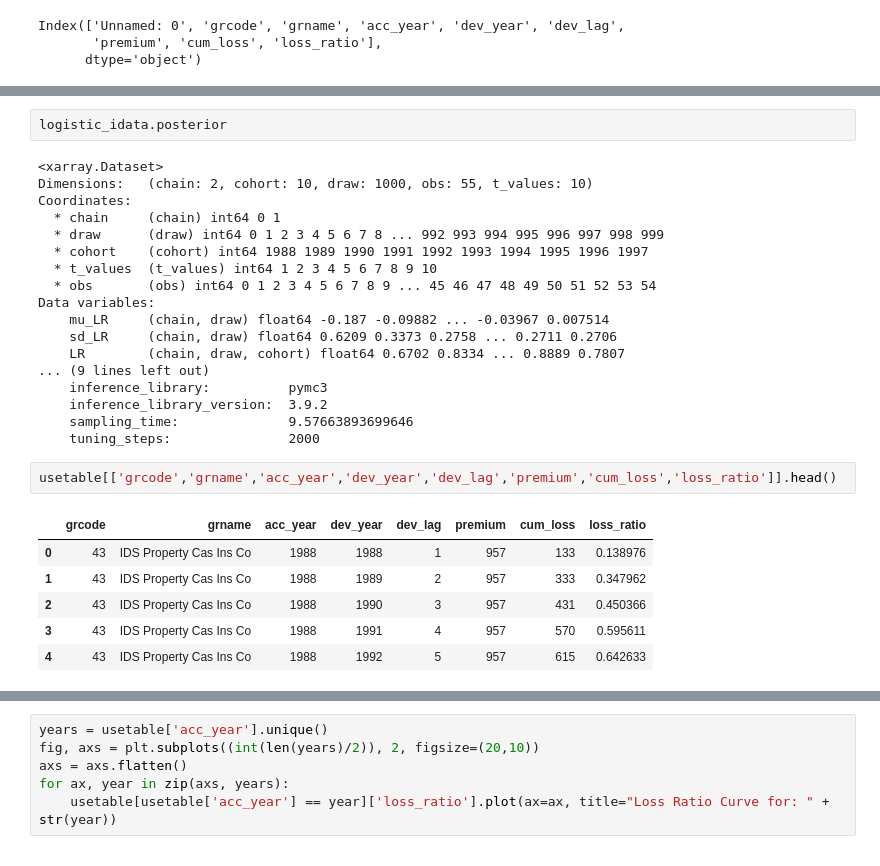
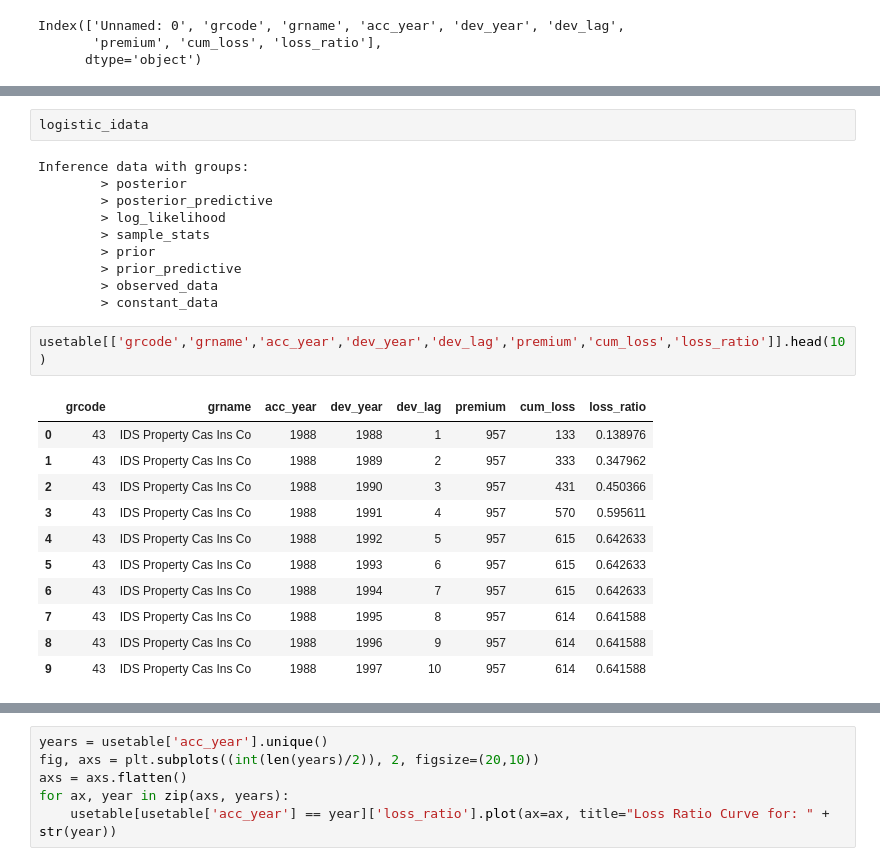
Before and after one commit to NathanielF/old_github_io_site, a Jupyter notebook: notebooks/Hierarchical_Claims.ipynb, the cells around one changed output, grey strips where cells are left out. Cells and saved outputs as stored; diff of their text form.

```diff
--- a/notebooks/Hierarchical_Claims.ipynb
+++ b/notebooks/Hierarchical_Claims.ipynb
@@ -84,31 +115,28 @@ g
 # %% [output]
 [drawing not drawn]
 # %%
-logistic_idata.posterior
+logistic_idata
 # %% [output]
-<xarray.Dataset>
-Dimensions:   (chain: 2, cohort: 10, draw: 1000, obs: 55, t_values: 10)
-Coordinates:
-  * chain     (chain) int64 0 1
-  * draw      (draw) int64 0 1 2 3 4 5 6 7 8 ... 992 993 994 995 996 997 998 999
-  * cohort    (cohort) int64 1988 1989 1990 1991 1992 1993 1994 1995 1996 1997
-  * t_values  (t_values) int64 1 2 3 4 5 6 7 8 9 10
-  * obs       (obs) int64 0 1 2 3 4 5 6 7 8 9 ... 45 46 47 48 49 50 51 52 53 54
-Data variables:
-    mu_LR     (chain, draw) float64 -0.187 -0.09882 ... -0.03967 0.007514
-    sd_LR     (chain, draw) float64 0.6209 0.3373 0.2758 ... 0.2711 0.2706
-    LR        (chain, draw, cohort) float64 0.6702 0.8334 ... 0.8889 0.7807
-... (9 lines left out)
-    inference_library:          pymc3
-    inference_library_version:  3.9.2
-    sampling_time:              9.57663893699646
-    tuning_steps:               2000
+Inference data with groups:
+        > posterior
+        > posterior_predictive
+        > log_likelihood
+        > sample_stats
+        > prior
+        > prior_predictive
+        > observed_data
+        > constant_data
 # %%
-usetable[['grcode','grname','acc_year','dev_year','dev_lag','premium','cum_loss','loss_ratio']].head()
+usetable[['grcode','grname','acc_year','dev_year','dev_lag','premium','cum_loss','loss_ratio']].head(10)
 # %% [output]
 |  | grcode | grname | acc_year | dev_year | dev_lag | premium | cum_loss | loss_ratio |
 | 0 | 43 | IDS Property Cas Ins Co | 1988 | 1988 | 1 | 957 | 133 | 0.138976 |
 | 1 | 43 | IDS Property Cas Ins Co | 1988 | 1989 | 2 | 957 | 333 | 0.347962 |
 | 2 | 43 | IDS Property Cas Ins Co | 1988 | 1990 | 3 | 957 | 431 | 0.450366 |
 | 3 | 43 | IDS Property Cas Ins Co | 1988 | 1991 | 4 | 957 | 570 | 0.595611 |
 | 4 | 43 | IDS Property Cas Ins Co | 1988 | 1992 | 5 | 957 | 615 | 0.642633 |
+| 5 | 43 | IDS Property Cas Ins Co | 1988 | 1993 | 6 | 957 | 615 | 0.642633 |
+| 6 | 43 | IDS Property Cas Ins Co | 1988 | 1994 | 7 | 957 | 615 | 0.642633 |
+| 7 | 43 | IDS Property Cas Ins Co | 1988 | 1995 | 8 | 957 | 614 | 0.641588 |
+| 8 | 43 | IDS Property Cas Ins Co | 1988 | 1996 | 9 | 957 | 614 | 0.641588 |
+| 9 | 43 | IDS Property Cas Ins Co | 1988 | 1997 | 10 | 957 | 614 | 0.641588 |
```
Also changed, not shown: parts of 8 cells of this notebook, 13 other files.
